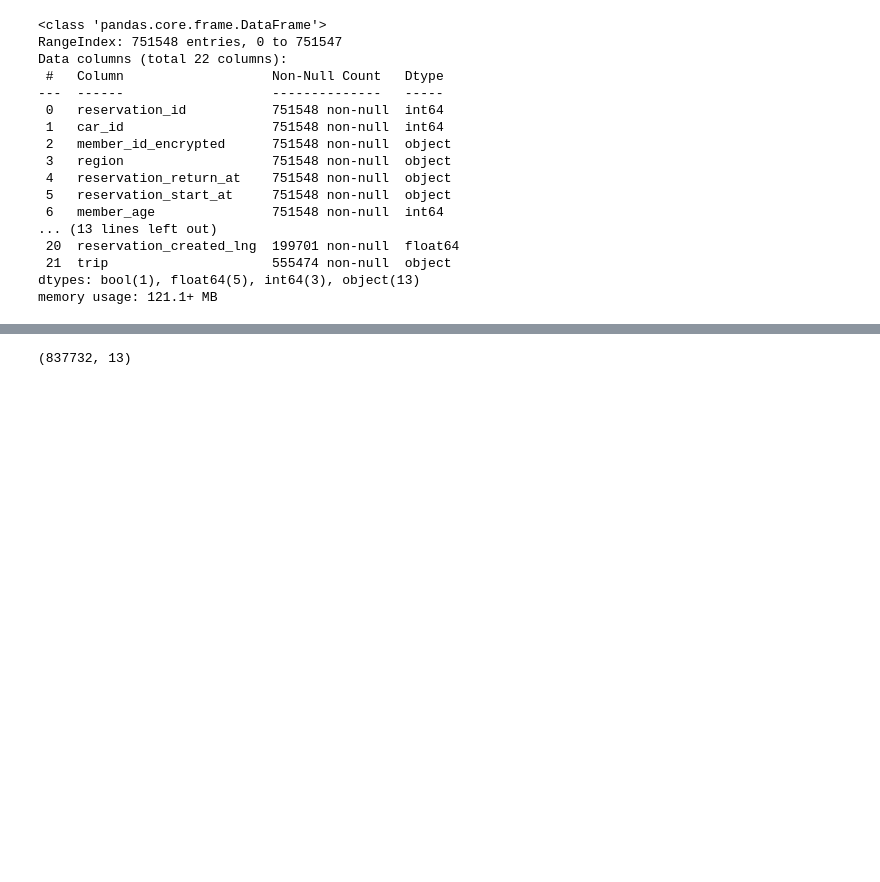
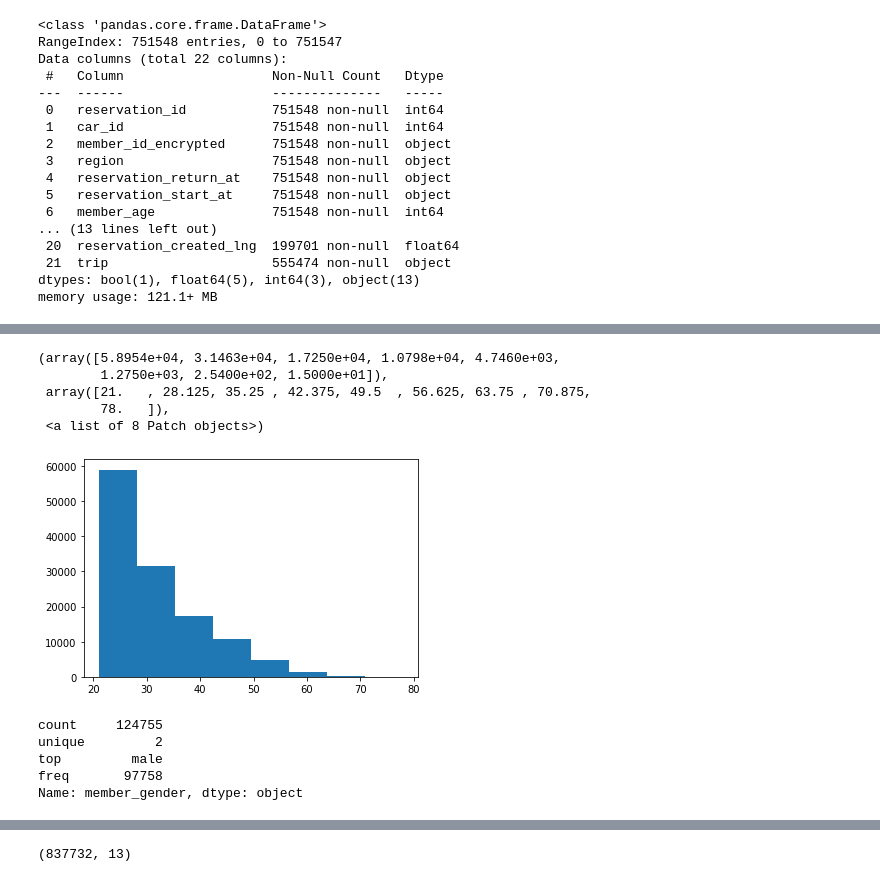
Before and after one commit to easttuna/Sodascar_User-clustering-and-classification-model-based-on-usage-history, a Jupyter notebook: EDA.ipynb, the cells around one changed output, grey strips where cells are left out. Drawn from its saved outputs; the diff is of its cells as text; code cells hidden in the pictures; blank space fills up the shorter version.

```diff
--- a/EDA.ipynb
+++ b/EDA.ipynb
@@ -55,0 +76,18 @@ data.head()
+# %%
+plt.hist(data['member_age'], bins=8)
+# %% [output]
+(array([5.8954e+04, 3.1463e+04, 1.7250e+04, 1.0798e+04, 4.7460e+03,
+        1.2750e+03, 2.5400e+02, 1.5000e+01]),
+ array([21.   , 28.125, 35.25 , 42.375, 49.5  , 56.625, 63.75 , 70.875,
+        78.   ]),
+ <a list of 8 Patch objects>)
+[figure, added]
+# %%
+# 남자 이용자가 여자 이용자의 4배 가량 많음
+data['member_gender'].describe()
+# %% [output]
+count     124755
+unique         2
+top         male
+freq       97758
+Name: member_gender, dtype: object
```
Also changed, not shown: parts of 14 cells of this notebook.
